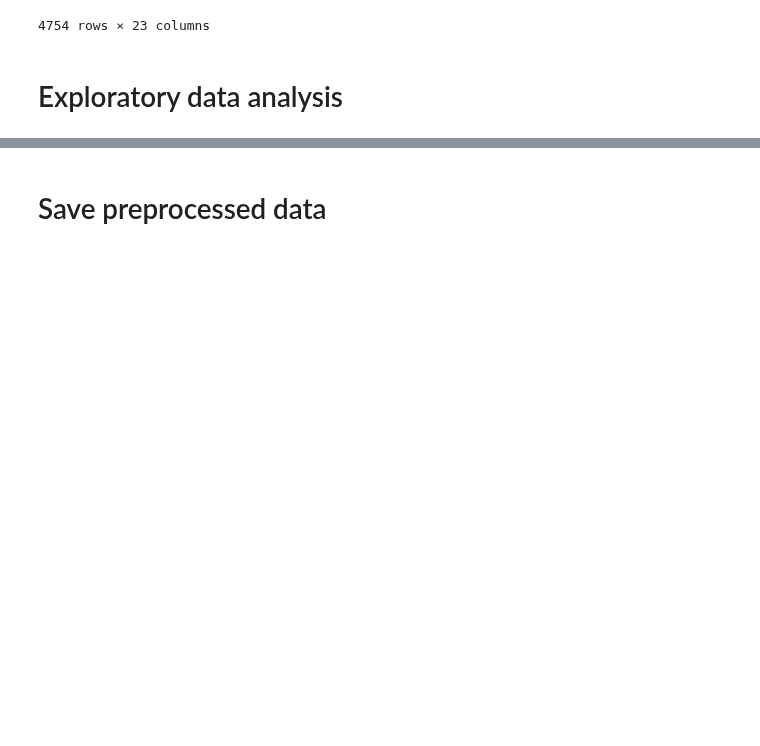
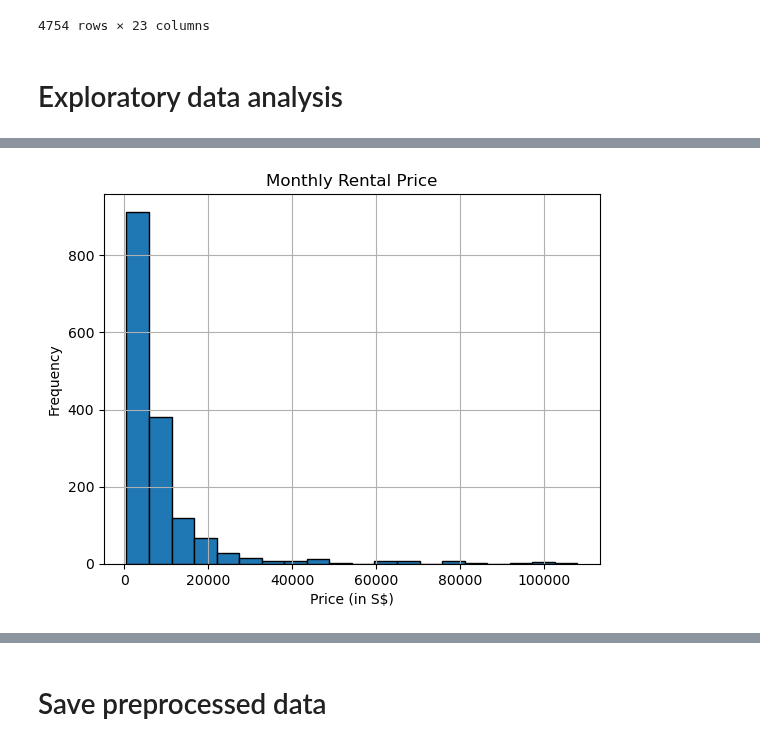
Before and after one commit to JensBender/rental-price-prediction, a Jupyter notebook: data_preprocessing.ipynb, the cells around one changed output, grey strips where cells are left out. Saved outputs shown, nothing was run; the diff lists cells and outputs as text; code cells hidden in the pictures; blank space fills up the shorter version.

Commit message:
in preprocessing, add histograms for rental price and remove further duplicates

```diff
--- a/data_preprocessing.ipynb
+++ b/data_preprocessing.ipynb
@@ -974,0 +909,2 @@ map
+# %%
+df = df.drop_duplicates(subset=["name", "price", "size"]).copy()
@@ -974,0 +947,17 @@ map
+# %%
+# Price: Histogram
+
+# Create a histogram
+ax = df["price"].hist(bins=20, edgecolor="black")
+
+# Add axes labels
+ax.set_xlabel("Price (in S$)")
+ax.set_ylabel("Frequency")
+
+# Add title
+ax.set_title("Monthly Rental Price")
+
+# Show the plot
+plt.show()
+# %% [output]
+[figure, added]
```
Also changed, not shown: parts of 26 cells of this notebook.
